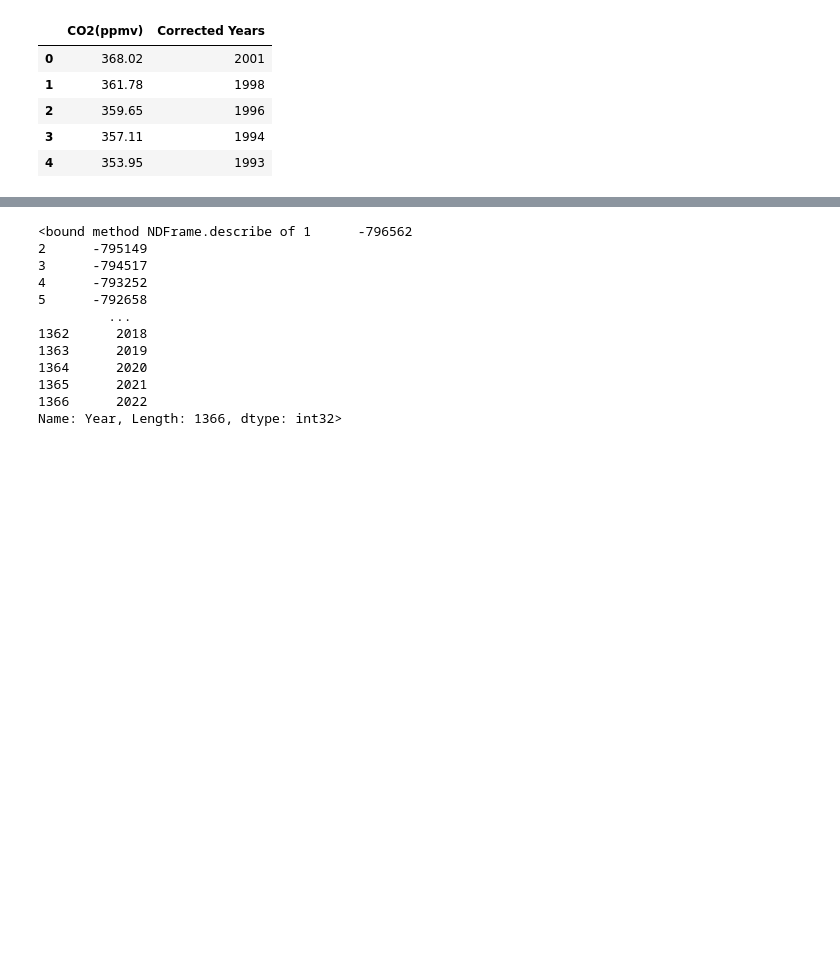
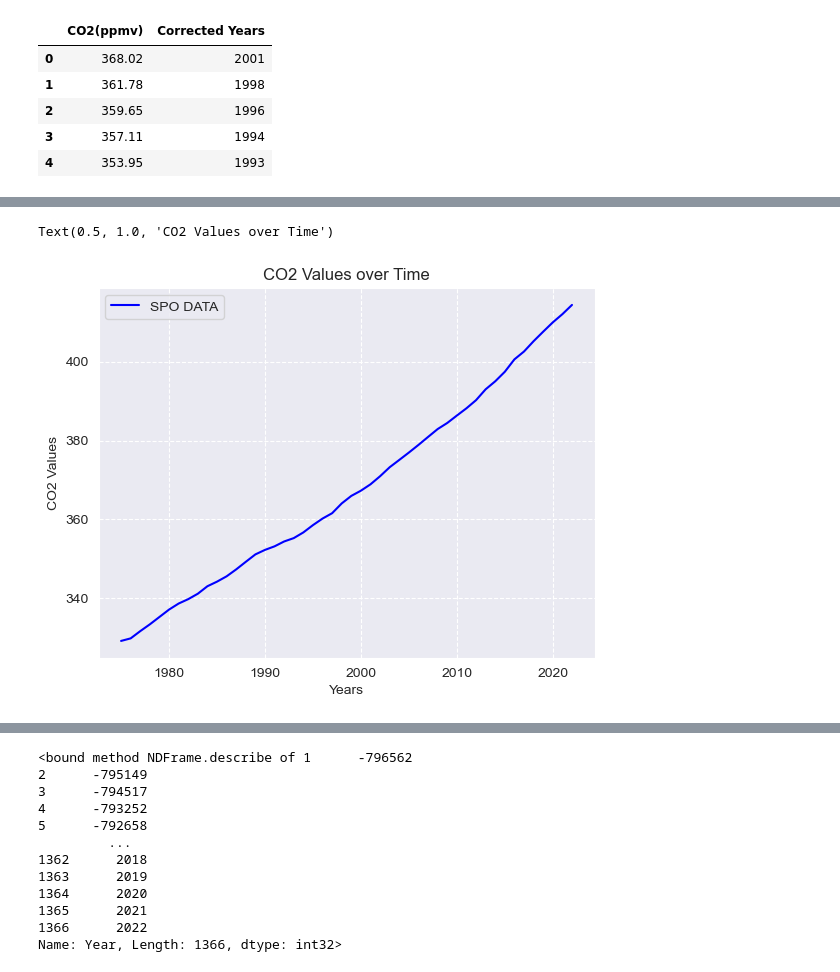
Before and after one commit to Kevin002023/PFDA--Climate-Project, a Jupyter notebook: PFDA-Project-2.ipynb, the cells around one changed output, grey strips where cells are left out. Cells and saved outputs as stored; diff of their text form; code cells hidden in the pictures; blank space fills up the shorter version.

```diff
--- a/PFDA-Project-2.ipynb
+++ b/PFDA-Project-2.ipynb
@@ -170,0 +188,7 @@ We can see the values are very similar and follow the same trend. Some parts of
+# %%
+#reading in the dataset
+
+spo_co2 = pd.read_csv('co2_spo_surface_MonthlyData.csv', skiprows=2) #the data we want begins on line 7
+spo_co2 = spo_co2.iloc[:, [1, 2, 10]]
+
+spo_co2.head()
@@ -170,0 +206,4 @@ We can see the values are very similar and follow the same trend. Some parts of
+# %%
+# Replace any instance of -999.99 to NaN which we will then remove
+spo_co2.replace(-999.99, pd.NA, inplace=True)
+spo_co2.dropna(subset = ['value'])
@@ -170,0 +224,5 @@ We can see the values are very similar and follow the same trend. Some parts of
+# %%
+#This dataset has a recorded value for every month. To remain consistent with our previous datasets, this will be averaged into an annual value.
+
+spo_co2 = spo_co2.groupby('year')['value'].mean().reset_index() #averaging monthly values into a singular annual datapoint
+spo_co2.head()
@@ -171,3 +236,19 @@ We can see the values are very similar and follow the same trend. Some parts of
+# %%
+# Plotting using Seaborn lineplot
+sns.lineplot(data=spo_co2, x = "year", y = "value", color='blue', label='SPO DATA')
+
+#final_x_value = ipcc['Corrected Years'].iloc[-1]
+
+# Set labels and title
+plt.xlabel('Years')
+plt.ylabel('CO2 Values')
+plt.title('CO2 Values over Time')
+
+# Show legend
+#plt.legend()
+# %% [output]
+Text(0.5, 1.0, 'CO2 Values over Time')
+[figure, added]
 # %%
 #reading in the dataset
 
```
Also changed, not shown: parts of 9 cells of this notebook, 2 other files.
